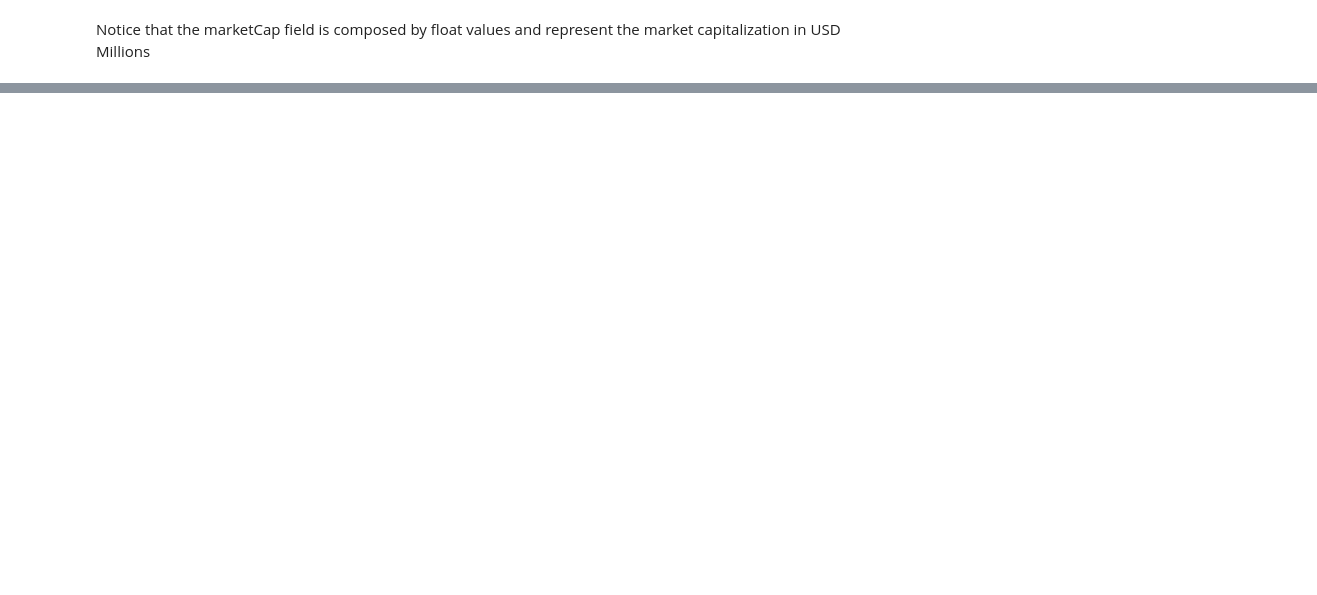
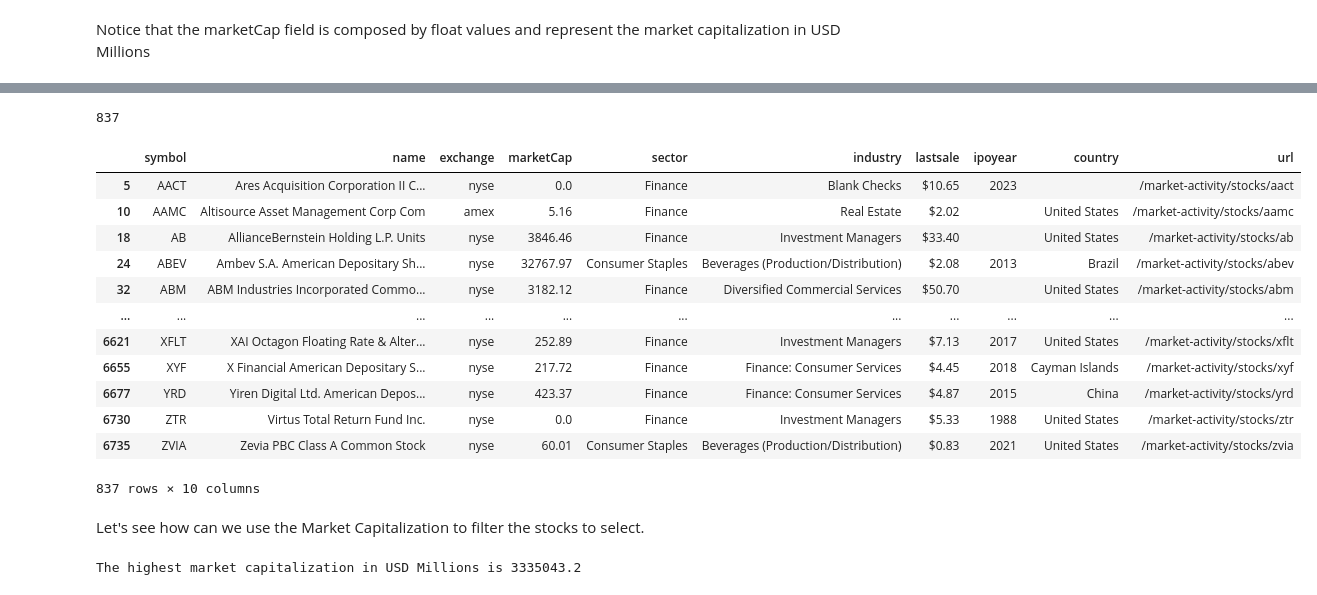
Before and after one commit to CharlieNestor/download_tickers, a Jupyter notebook: tickers_jupyter.ipynb, the cells around one changed output, grey strips where cells are left out. Saved outputs shown, nothing was run; the diff lists cells and outputs as text; code cells hidden in the pictures; blank space fills up the shorter version.

```diff
--- a/tickers_jupyter.ipynb
+++ b/tickers_jupyter.ipynb
@@ -81,0 +129,26 @@ tickers.apply_filters(exchange='nyse', sectors='Finance')
+# %%
+tickers.apply_filters(exchange=['nyse','amex'], sectors=['Finance', 'Consumer Staples'])
+print(len(tickers.data))
+tickers.data
+# %% [output]
+837
+|  | symbol | name | exchange | marketCap | sector | industry | lastsale | ipoyear | country | url |
+| 5 | AACT | Ares Acquisition Corporation II C... | nyse | 0.0 | Finance | Blank Checks | $10.65 | 2023 |  | /market-activity/stocks/aact |
+| 10 | AAMC | Altisource Asset Management Corp Com | amex | 5.16 | Finance | Real Estate | $2.02 |  | United States | /market-activity/stocks/aamc |
+| 18 | AB | AllianceBernstein Holding L.P. Units | nyse | 3846.46 | Finance | Investment Managers | $33.40 |  | United States | /market-activity/stocks/ab |
+| 24 | ABEV | Ambev S.A. American Depositary Sh... | nyse | 32767.97 | Consumer Staples | Beverages (Production/Distribution) | $2.08 | 2013 | Brazil | /market-activity/stocks/abev |
+| 32 | ABM | ABM Industries Incorporated Commo... | nyse | 3182.12 | Finance | Diversified Commercial Services | $50.70 |  | United States | /market-activity/stocks/abm |
+| ... | ... | ... | ... | ... | ... | ... | ... | ... | ... | ... |
+| 6621 | XFLT | XAI Octagon Floating Rate & Alter... | nyse | 252.89 | Finance | Investment Managers | $7.13 | 2017 | United States | /market-activity/stocks/xflt |
+| 6655 | XYF | X Financial American Depositary S... | nyse | 217.72 | Finance | Finance: Consumer Services | $4.45 | 2018 | Cayman Islands | /market-activity/stocks/xyf |
+| 6677 | YRD | Yiren Digital Ltd. American Depos... | nyse | 423.37 | Finance | Finance: Consumer Services | $4.87 | 2015 | China | /market-activity/stocks/yrd |
+| 6730 | ZTR | Virtus Total Return Fund Inc. | nyse | 0.0 | Finance | Investment Managers | $5.33 | 1988 | United States | /market-activity/stocks/ztr |
+| 6735 | ZVIA | Zevia PBC Class A Common Stock | nyse | 60.01 | Consumer Staples | Beverages (Production/Distribution) | $0.83 | 2021 | United States | /market-activity/stocks/zvia |
+837 rows × 10 columns
+# %% [markdown]
+Let's see how can we use the Market Capitalization to filter the stocks to select.
+# %%
+# highest market capitalization of all the stocks in the dataset
+print(f'The highest market capitalization in USD Millions is {tickers.max_cap}')
+# %% [output]
+The highest market capitalization in USD Millions is 3335043.2
```
Also changed, not shown: parts of 25 cells of this notebook.
